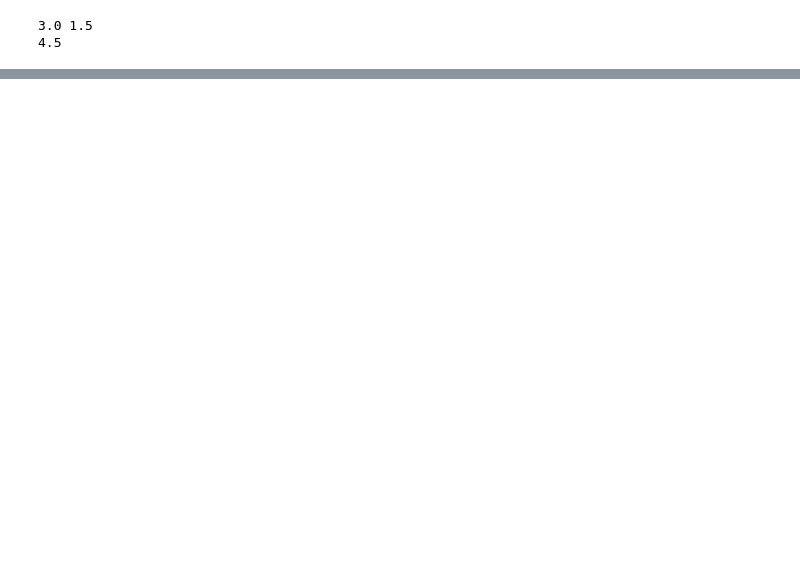
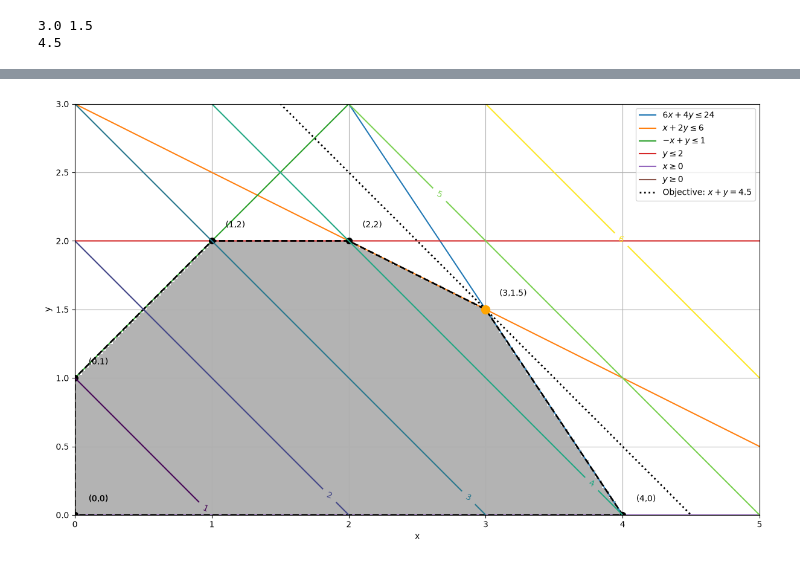
Before and after one commit to DianaDorobantu/optimization, a Jupyter notebook: 1-mathematical-optimization/a-by-mathematical-structure/a1-linear/examples/ex1_gekko.ipynb, the cells around one changed output, grey strips where cells are left out. Saved outputs shown, nothing was run; the diff lists cells and outputs as text; code cells hidden in the pictures; blank space fills up the shorter version.

```diff
--- a/1-mathematical-optimization/a-by-mathematical-structure/a1-linear/examples/ex1_gekko.ipynb
+++ b/1-mathematical-optimization/a-by-mathematical-structure/a1-linear/examples/ex1_gekko.ipynb
@@ -54,7 +54,9 @@ m.solve()
  Successful solution
  ---------------------------------------------------
 # %%
-print(x.value[0], y.value[0])
+xopt = x.value[0]
+yopt = y.value[0]
+print(xopt, yopt)
 print(-m.options.objfcnval) # '-' bc the solver change it to min fct when solves the optim pb
 # %% [output]
 3.0 1.5
@@ -117,0 +64,45 @@ plt.show()
+# %%
+# Visualize solution
+plt.figure(figsize=(12, 8))
+g = np.linspace(0,5,200)
+x,y = np.meshgrid(g,g)
+obj = x+y
+plt.imshow(((6*x+4*y<=24)&(x+2*y<=6)&(-x+y<=1)&(y<=2)&(x>=0)&(y>=0)).astype(int),
+    extent=(x.min(),x.max(),y.min(),y.max()),origin='lower',cmap='Greys',alpha=0.3);
+
+# Constraints
+x0 = np.linspace(0, 5, 2000)
+y0 = 6-1.5*x0   # 6*x+4*y<=24
+y1 = 3-0.5*x0   # x+2*y<=6
+y2 = 1+x0       # -x+y<=1
+y3 = (x0*0) + 2 # y <= 2
+y4 = x0*0       # x >= 0
+
+plt.plot(x0, y0, label=r'$6x+4y\leq24$')
+plt.plot(x0, y1, label=r'$x+2y\leq6$')
+plt.plot(x0, y2, label=r'$-x+y\leq1$')
+plt.plot(x0, 2*np.ones_like(x0), label=r'$y\leq2$')
+plt.plot(x0, y4, label=r'$x\geq0$')
+plt.plot([0,0],[0,3], label=r'$y\geq0$')
+xv = [0,0,1,2,3,4,0]; yv = [0,1,2,2,1.5,0,0]
+plt.plot(xv,yv,'ko--',markersize=7,linewidth=2)
+for i in range(len(xv)):
+    plt.text(xv[i]+0.1,yv[i]+0.1,f'({xv[i]},{yv[i]})')
+
+
+# Objective function at optimum: x + y = 4.5
+x_obj = np.linspace(0, 4.5, 200)
+
+CS = plt.contour(x,y,obj,np.arange(1,7))
+plt.clabel(CS, inline=1, fontsize=10)
+
+plt.plot(x_obj, 4.5 - x_obj, 'k:', linewidth=2,
+         label=r'Objective: $x+y=4.5$')
+
+
+plt.plot([xopt],[yopt],marker='o',color='orange',markersize=10)
+plt.xlim(0,5); plt.ylim(0,3); plt.grid(); plt.tight_layout()
+plt.legend(loc=1); plt.xlabel('x'); plt.ylabel('y')
+plt.show()
+# %% [output]
+[figure, added]
```
Also changed, not shown: parts of 3 cells of this notebook.
